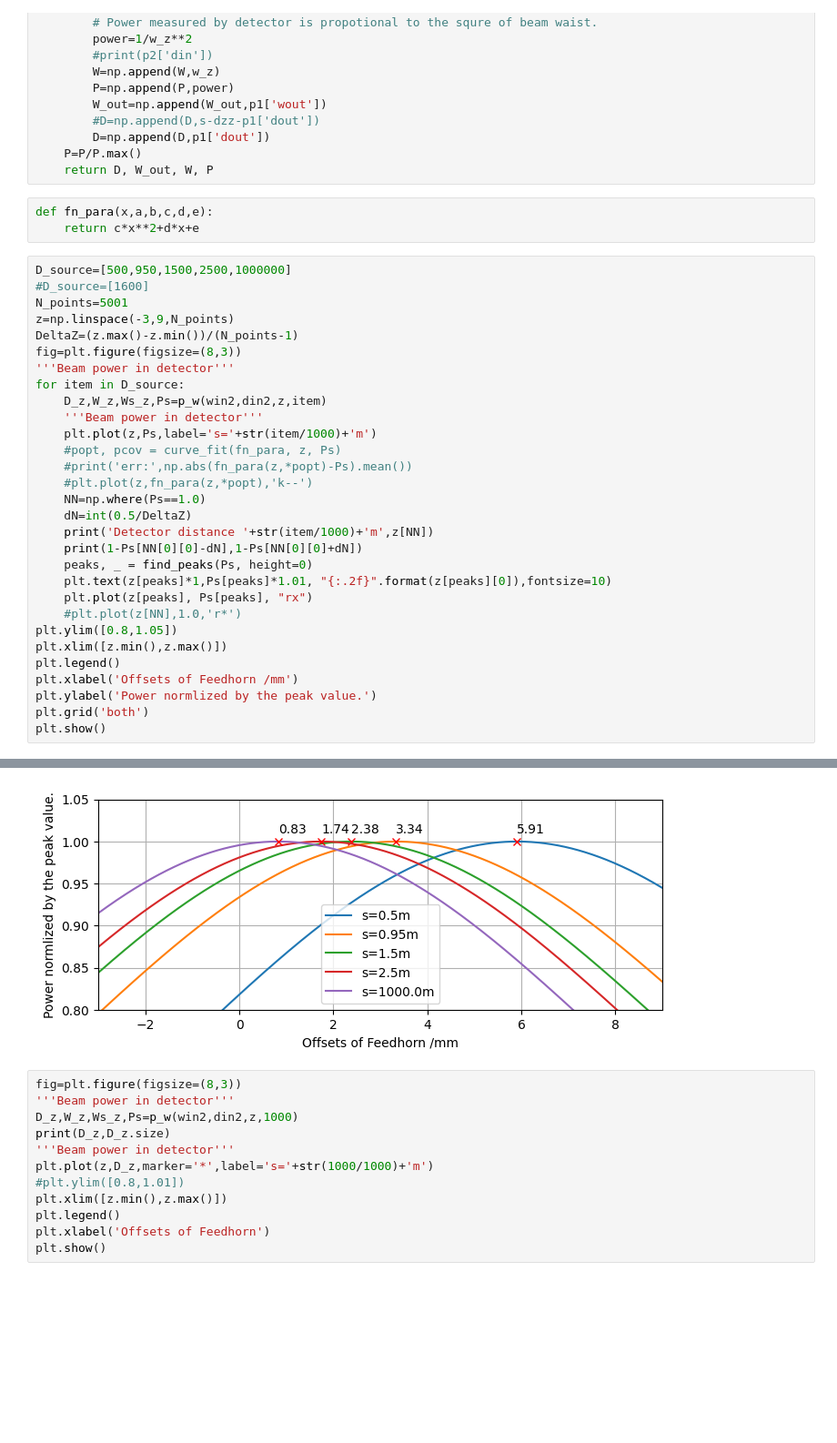
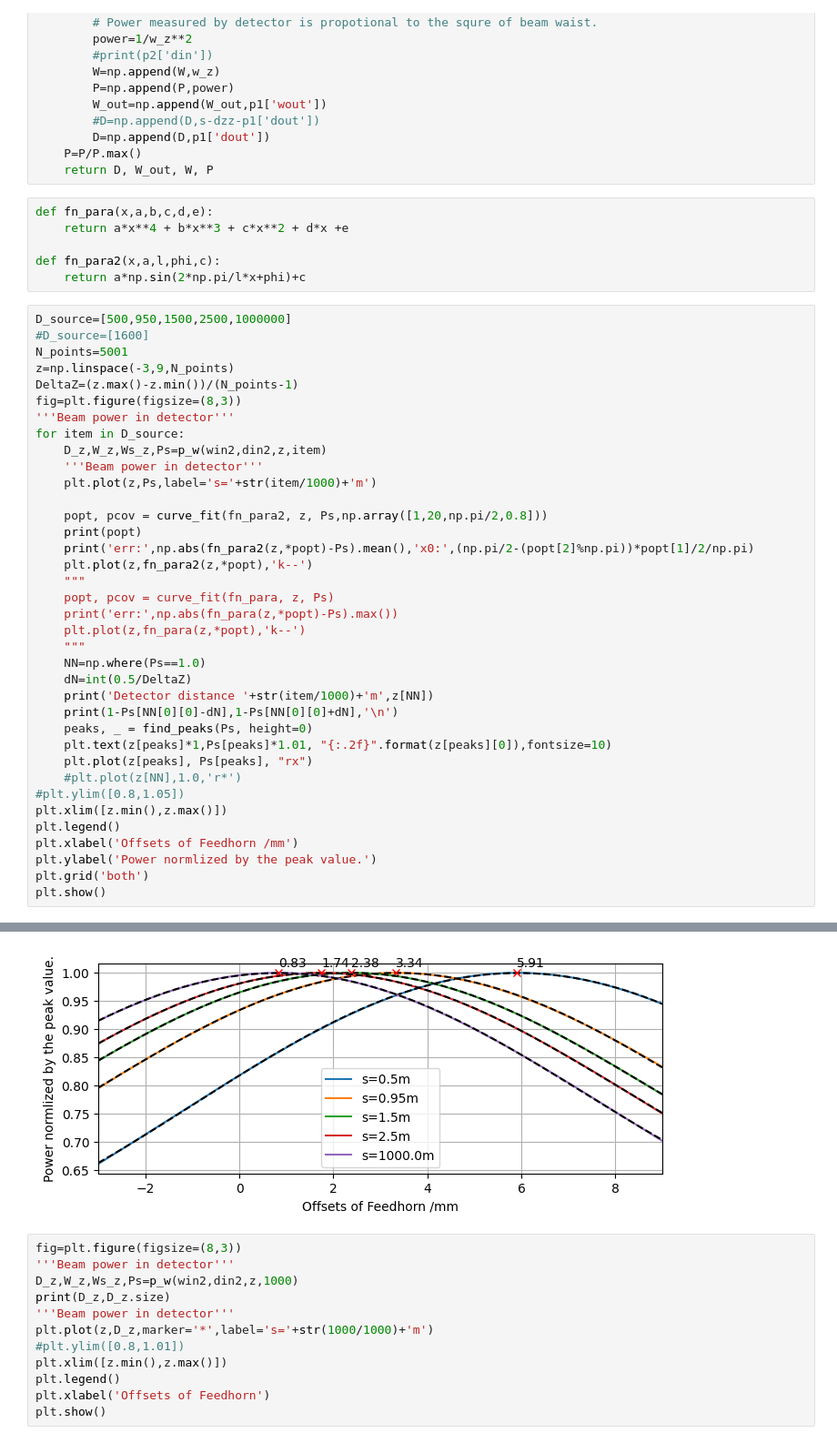
Before and after one commit to XiaodongRencologne/GaussianOptics, a Jupyter notebook: CHAMP_Test.ipynb, the cells around one changed output, grey strips where cells are left out. Shown at 91% size. Cells and saved outputs as stored; diff of their text form; blank space fills up the shorter version.

```diff
--- a/CHAMP_Test.ipynb
+++ b/CHAMP_Test.ipynb
@@ -115,7 +115,10 @@ def p_w(win,din,dz,s):
     return D, W_out, W, P
 # %%
 def fn_para(x,a,b,c,d,e):
-    return c*x**2+d*x+e
+    return a*x**4 + b*x**3 + c*x**2 + d*x +e
+
+def fn_para2(x,a,l,phi,c):
+    return a*np.sin(2*np.pi/l*x+phi)+c
 # %%
 D_source=[500,950,1500,2500,1000000]
 #D_source=[1600]
@@ -128,18 +131,25 @@ for item in D_source:
     D_z,W_z,Ws_z,Ps=p_w(win2,din2,z,item)
     '''Beam power in detector'''
     plt.plot(z,Ps,label='s='+str(item/1000)+'m')
-    #popt, pcov = curve_fit(fn_para, z, Ps)
-    #print('err:',np.abs(fn_para(z,*popt)-Ps).mean())
-    #plt.plot(z,fn_para(z,*popt),'k--')
+
+    popt, pcov = curve_fit(fn_para2, z, Ps,np.array([1,20,np.pi/2,0.8]))
+    print(popt)
+    print('err:',np.abs(fn_para2(z,*popt)-Ps).mean(),'x0:',(np.pi/2-(popt[2]%np.pi))*popt[1]/2/np.pi)
+    plt.plot(z,fn_para2(z,*popt),'k--')
+    """
+    popt, pcov = curve_fit(fn_para, z, Ps)
+    print('err:',np.abs(fn_para(z,*popt)-Ps).max())
+    plt.plot(z,fn_para(z,*popt),'k--')
+    """
     NN=np.where(Ps==1.0)
     dN=int(0.5/DeltaZ)
     print('Detector distance '+str(item/1000)+'m',z[NN])
-    print(1-Ps[NN[0][0]-dN],1-Ps[NN[0][0]+dN])
+    print(1-Ps[NN[0][0]-dN],1-Ps[NN[0][0]+dN],'\n')
     peaks, _ = find_peaks(Ps, height=0)
     plt.text(z[peaks]*1,Ps[peaks]*1.01, "{:.2f}".format(z[peaks][0]),fontsize=10)
     plt.plot(z[peaks], Ps[peaks], "rx")
     #plt.plot(z[NN],1.0,'r*')
-plt.ylim([0.8,1.05])
+#plt.ylim([0.8,1.05])
 plt.xlim([z.min(),z.max()])
 plt.legend()
 plt.xlabel('Offsets of Feedhorn /mm')
@@ -158,6 +175,6 @@ Detector distance 2.5m [1.7424]
 Detector distance 1000.0m [0.8256]
 0.001585600155444844 0.0015783774088237168
-[figure, old version]
+[figure, new version]
 # %%
 fig=plt.figure(figsize=(8,3))
 '''Beam power in detector'''
```
Also changed, not shown: parts of 1 cell of this notebook.
